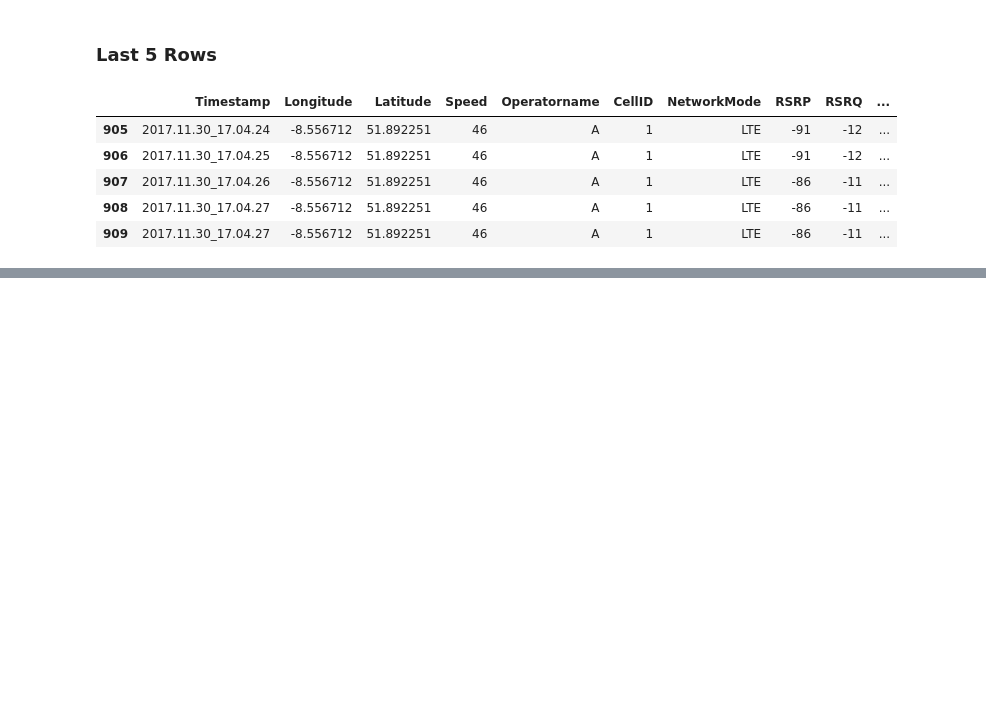
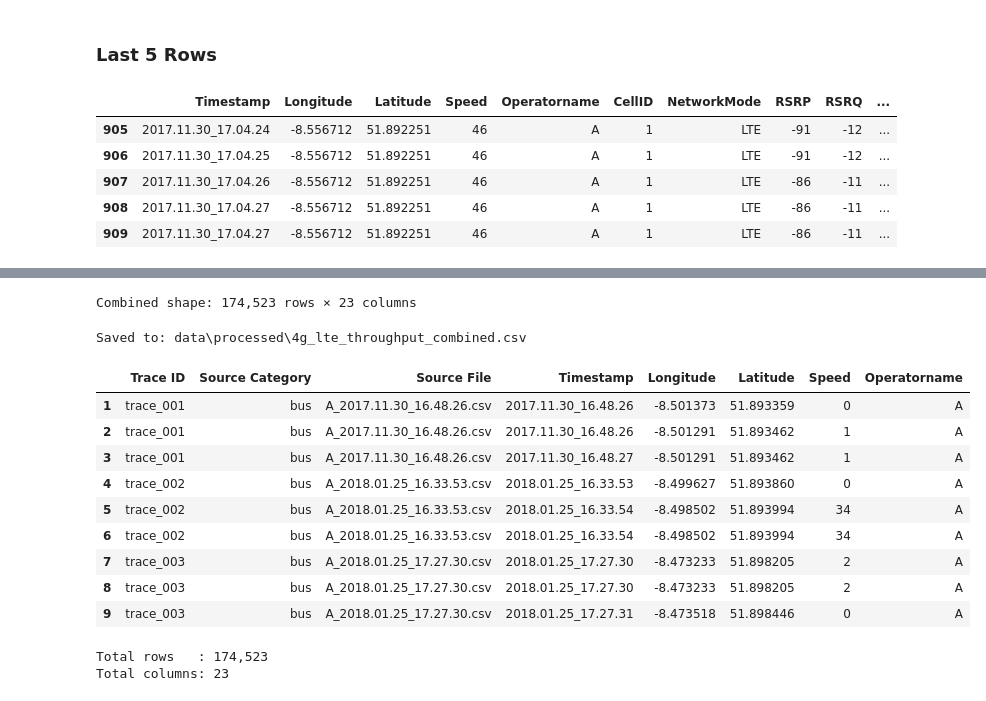
Before and after one commit to Zendin110206/4g-lte-throughput-prediction, a Jupyter notebook: notebooks/01_lte_throughput_analysis.ipynb, the cells around one changed output, grey strips where cells are left out. Cells and saved outputs as stored; diff of their text form; code cells hidden in the pictures; blank space fills up the shorter version.

```diff
--- a/notebooks/01_lte_throughput_analysis.ipynb
+++ b/notebooks/01_lte_throughput_analysis.ipynb
@@ -65,9 +59,10 @@ else:
     PROJECT_ROOT = CURRENT_DIR.parent
 
 DATA_DIR = PROJECT_ROOT / "data"
+RAW_DATA_DIR = DATA_DIR / "Dataset"
 
-if not DATA_DIR.exists():
-    raise FileNotFoundError(f"Data directory not found: {DATA_DIR}")
+if not RAW_DATA_DIR.exists():
+    raise FileNotFoundError(f"Raw data directory not found: {RAW_DATA_DIR}")
 
 print("Project directories are configured successfully.")
 # %% [output]
@@ -163,0 +248,70 @@ trace identifier before combining the files.
+# %%
+combined_parts = []
+
+for trace_number, file_path in enumerate(csv_files, start=1):
+    trace_df = pd.read_csv(file_path)
+
+    trace_df.insert(0, "Trace ID", f"trace_{trace_number:03d}")
+    trace_df.insert(1, "Source Category", file_path.parent.name)
+    trace_df.insert(2, "Source File", file_path.name)
+
+    combined_parts.append(trace_df)
+
+combined_df = pd.concat(combined_parts, ignore_index=True)
+
+print(f"Combined shape: {combined_df.shape[0]:,} rows × {combined_df.shape[1]} columns")
+# %% [output]
+Combined shape: 174,523 rows × 23 columns
+# %%
+PROCESSED_DIR = DATA_DIR / "processed"
+PROCESSED_DIR.mkdir(parents=True, exist_ok=True)
+
+combined_file = PROCESSED_DIR / "4g_lte_throughput_combined.csv"
+combined_df.to_csv(combined_file, index=False)
+
+print(f"Saved to: {combined_file.relative_to(PROJECT_ROOT)}")
+# %% [output]
+Saved to: data\processed\4g_lte_throughput_combined.csv
+# %%
+sample_trace_ids = combined_df["Trace ID"].drop_duplicates().head(3)
+
+preview_columns = [
+    "Trace ID",
+    "Source Category",
+    "Source File",
+    *combined_df.columns[3:8],
+]
+
+combined_preview = (
+    combined_df.loc[
+        combined_df["Trace ID"].isin(sample_trace_ids),
+        preview_columns,
+    ]
+    .groupby("Trace ID", group_keys=False)
+    .head(3)
+    .copy()
+)
+
+combined_preview.index = range(1, len(combined_preview) + 1)
+
+display(combined_preview)
+# %% [output]
+|  | Trace ID | Source Category | Source File | Timestamp | Longitude | Latitude | Speed | Operatorname |
+| 1 | trace_001 | bus | A_2017.11.30_16.48.26.csv | 2017.11.30_16.48.26 | -8.501373 | 51.893359 | 0 | A |
+| 2 | trace_001 | bus | A_2017.11.30_16.48.26.csv | 2017.11.30_16.48.26 | -8.501291 | 51.893462 | 1 | A |
+| 3 | trace_001 | bus | A_2017.11.30_16.48.26.csv | 2017.11.30_16.48.27 | -8.501291 | 51.893462 | 1 | A |
+| 4 | trace_002 | bus | A_2018.01.25_16.33.53.csv | 2018.01.25_16.33.53 | -8.499627 | 51.893860 | 0 | A |
+| 5 | trace_002 | bus | A_2018.01.25_16.33.53.csv | 2018.01.25_16.33.54 | -8.498502 | 51.893994 | 34 | A |
+| 6 | trace_002 | bus | A_2018.01.25_16.33.53.csv | 2018.01.25_16.33.54 | -8.498502 | 51.893994 | 34 | A |
+| 7 | trace_003 | bus | A_2018.01.25_17.27.30.csv | 2018.01.25_17.27.30 | -8.473233 | 51.898205 | 2 | A |
+| 8 | trace_003 | bus | A_2018.01.25_17.27.30.csv | 2018.01.25_17.27.30 | -8.473233 | 51.898205 | 2 | A |
+| 9 | trace_003 | bus | A_2018.01.25_17.27.30.csv | 2018.01.25_17.27.31 | -8.473518 | 51.898446 | 0 | A |
+# %%
+total_rows = combined_df.shape[0]
+total_columns = combined_df.shape[1]
+
+print(f"Total rows   : {total_rows:,}")
+print(f"Total columns: {total_columns}")
+# %% [output]
+Total rows   : 174,523
+Total columns: 23
```
Also changed, not shown: parts of 12 cells of this notebook.
